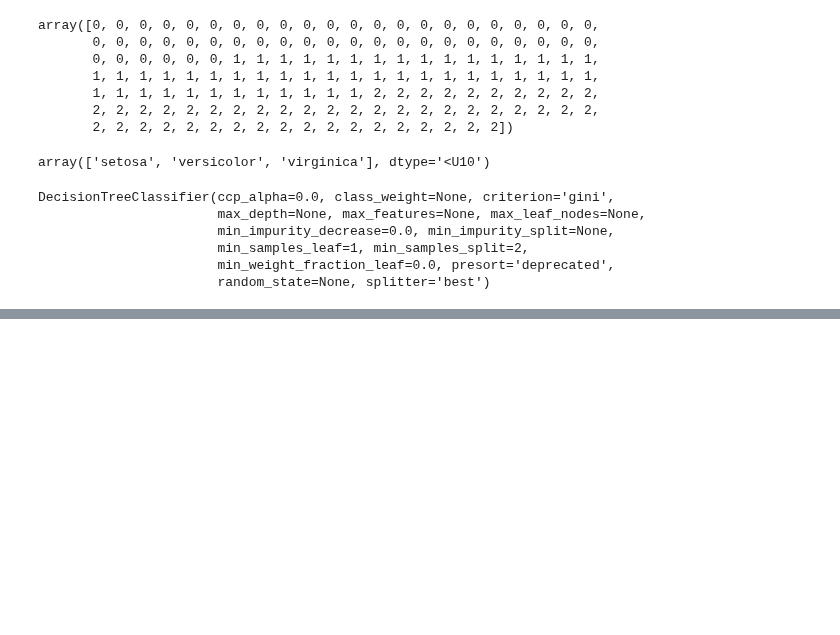
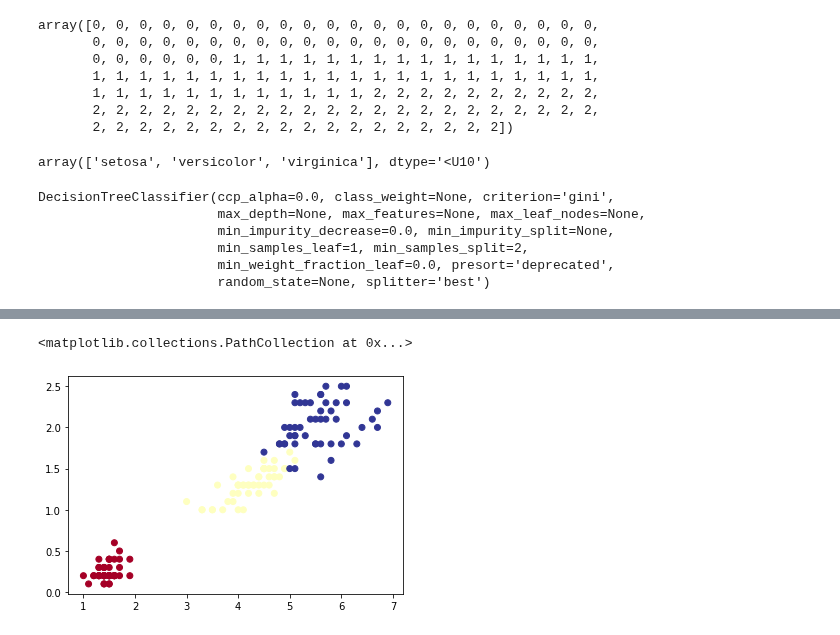
Before and after one commit to ywchiu/tibamedl, a Jupyter notebook: Demo20210320.ipynb, the cells around one changed output, grey strips where cells are left out. Drawn from its saved outputs; the diff is of its cells as text; code cells hidden in the pictures; blank space fills up the shorter version.

```diff
--- a/Demo20210320.ipynb
+++ b/Demo20210320.ipynb
@@ -188,0 +238,2 @@ DecisionTreeClassifier(ccp_alpha=0.0, class_weight=None, criterion='gini',
+# %%
+X = iris.data[:,[2,3]]
@@ -188,0 +244,2 @@ DecisionTreeClassifier(ccp_alpha=0.0, class_weight=None, criterion='gini',
+# %%
+y = iris.target
@@ -188,0 +250,4 @@ DecisionTreeClassifier(ccp_alpha=0.0, class_weight=None, criterion='gini',
+# %%
+from sklearn.tree import DecisionTreeClassifier
+clf = DecisionTreeClassifier(max_depth = 2)
+clf.fit(X,y)
@@ -188,0 +327,5 @@ DecisionTreeClassifier(ccp_alpha=0.0, class_weight=None, criterion='gini',
+# %%
+plt.scatter(X[:, 0], X[:, 1], c=y, alpha=1, cmap = plt.cm.RdYlBu)
+# %% [output]
+<matplotlib.collections.PathCollection at 0x...>
+[figure, added]
```
Also changed, not shown: parts of 34 cells of this notebook.
